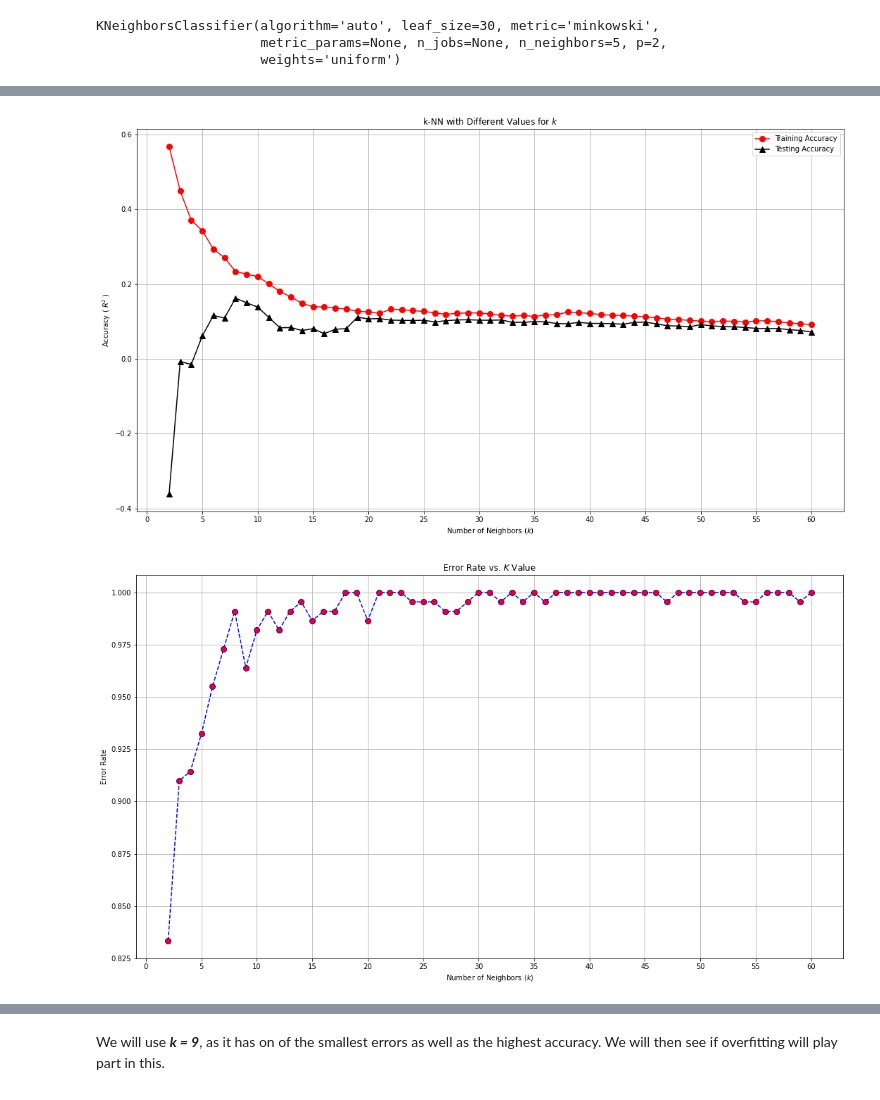
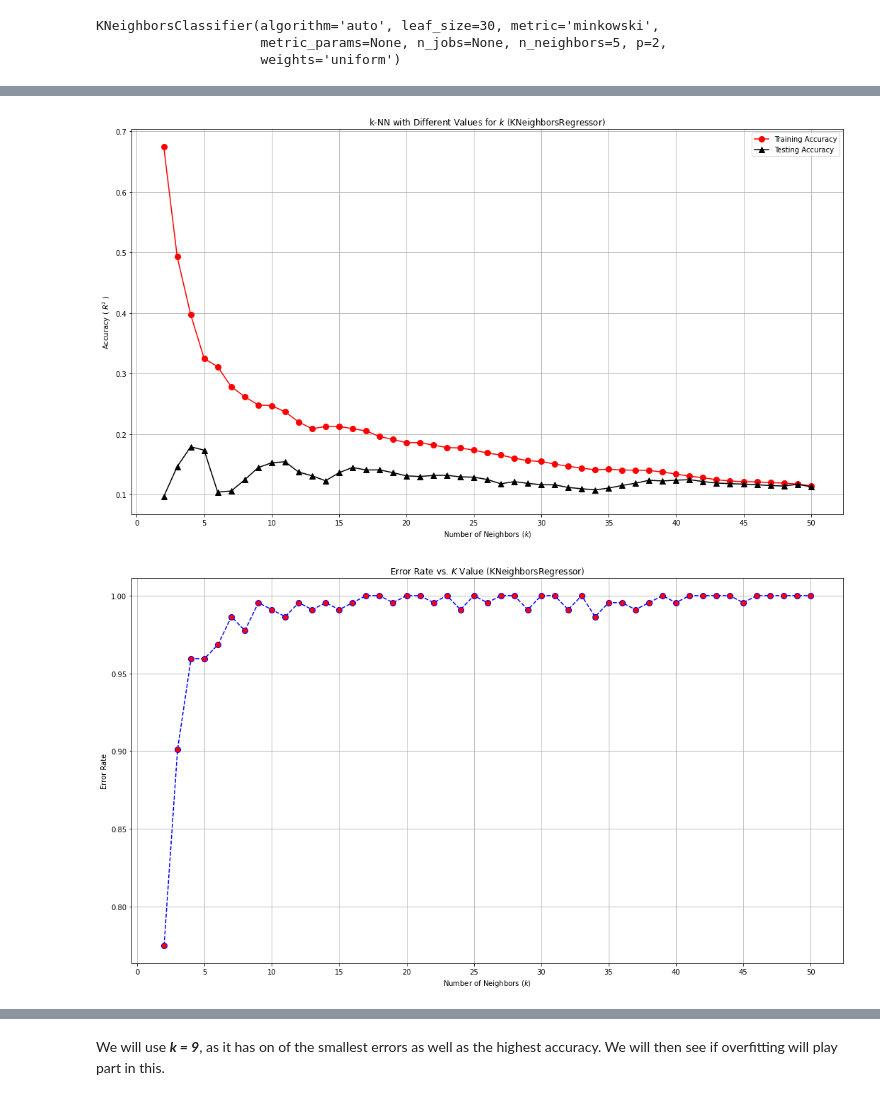
Before and after one commit to dmitriiannenkov/ml_hw_2, a Jupyter notebook: ML_Homework2_da1736.ipynb, the cells around one changed output, grey strips where cells are left out. Cells and saved outputs as stored; diff of their text form; code cells hidden in the pictures.

```diff
--- a/ML_Homework2_da1736.ipynb
+++ b/ML_Homework2_da1736.ipynb
@@ -290,6 +314,6 @@ sns.catplot(kind='box', data=df, orient='h', height=7.5, aspect=2)
 # %%
-corrMatrix = df.corr()
+corrMatrix = pd.DataFrame(df.corr())
 
-fig, ax = plt.subplots(figsize=(20,20)) # Sample figsize in inches
-sn.heatmap(corrMatrix, annot=True, linewidths=.5, ax=ax)
-plt.show()
+#fig, ax = plt.subplots(figsize=(17,17)) # Sample figsize in inches
+#sn.heatmap(corrMatrix, annot=True, linewidths=.5, robust=True, ax=ax)
+#plt.show()
@@ -304,5 +343,5 @@ heatmap.set_title('Features Correlating with Absenteeism time in hours', fontdic
 # %%
-absenteeism_corr = pd.DataFrame(corrMatrix.iloc[:, -1])
+absenteeism_corr = pd.DataFrame(corrMatrix.iloc[:, 10])
 significant = absenteeism_corr[abs(absenteeism_corr) >= 0.05]
 significant['Use'] = significant['Absenteeism time in hours'].notna()
 significant_col = significant.index[significant['Use']].tolist()
@@ -352,11 +400,12 @@ Accuracy of K-NN classifier on test set: 0.432
 # %%
-k_test = range(2,61) # Range of k values to be tested
+k_test = range(2,51) # Range of k values to be tested
 # %%
 # Function to plot Train vs. Test model scores
 # NOTE: score() - returns the coefficient of determination of the prediction or R^2.
-def plot_complexity_curve(k_list, knn_model, x_train, x_test, y_train, y_test):
+def plot_complexity_curve(k_list, knn_model, knn_model_name, x_train, x_test, y_train, y_test):
     train_scores = []
     test_scores = []
+    title = 'k-NN with Different Values for $k$ (' + knn_model_name + ')'
     # For each k
     for k in k_list:
         # Initialize, fit, predict
@@ -369,7 +418,7 @@ def plot_complexity_curve(k_list, knn_model, x_train, x_test, y_train, y_test):
     fig, ax = plt.subplots(figsize=(18,10))
     ax.plot(k_list, train_scores, label='Training Accuracy', color='red', marker='o', markersize=8)
     ax.plot(k_list, test_scores, label='Testing Accuracy', color='black', marker='^', markersize=8)
-    ax.set(title='k-NN with Different Values for $k$',
+    ax.set(title=title,
            xlabel='Number of Neighbors ($k$)',
            ylabel='Accuracy ( $R^2$ )',
            xticks = np.arange(0, len(k_list)+2, 5))
@@ -378,5 +431,5 @@ def plot_complexity_curve(k_list, knn_model, x_train, x_test, y_train, y_test):
 # %%
-plot_complexity_curve(k_test, KNeighborsRegressor, X_train_scaled, X_test_scaled, y_train, y_test)
+plot_complexity_curve(k_test, KNeighborsRegressor, 'KNeighborsRegressor', X_train_scaled, X_test_scaled, y_train, y_test)
 # %% [output]
-[figure, old version]
+[figure, new version]
 # %%
@@ -389,15 +443,15 @@ def error_rate(X_train,y_train, X_test,y_test, i):
 error_rates = []
 
 for i in k_test:
-  error_rates.append(error_rate(X_train,y_train, X_test,y_test, i))
+  error_rates.append(error_rate(X_train,y_train, X_test,y_test, KNeighborsRegressor,i))
 
 # Plot
 plt.figure(figsize=(18,10))
 plt.plot(k_test,error_rates,color='blue', linestyle='dashed', marker='o', markerfacecolor='red', markersize=8)
-plt.title('Error Rate vs. $K$ Value')
+plt.title('Error Rate vs. $K$ Value (KNeighborsRegressor)')
 plt.xticks(np.arange(0, len(k_test)+2, 5))
 plt.xlabel('Number of Neighbors ($k$)')
 plt.ylabel('Error Rate')
 plt.grid()
 # %% [output]
-[figure, old version]
+[figure, new version]
```
Also changed, not shown: parts of 18 cells of this notebook.
